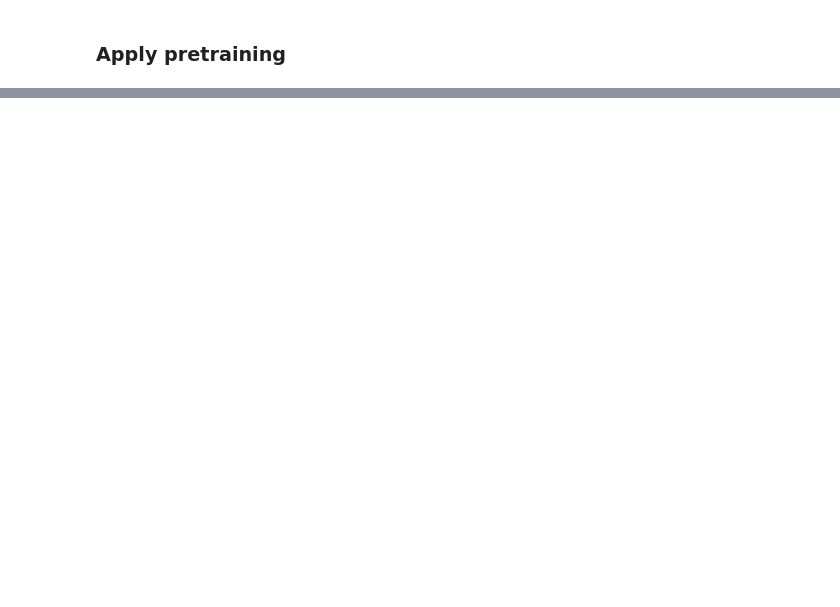
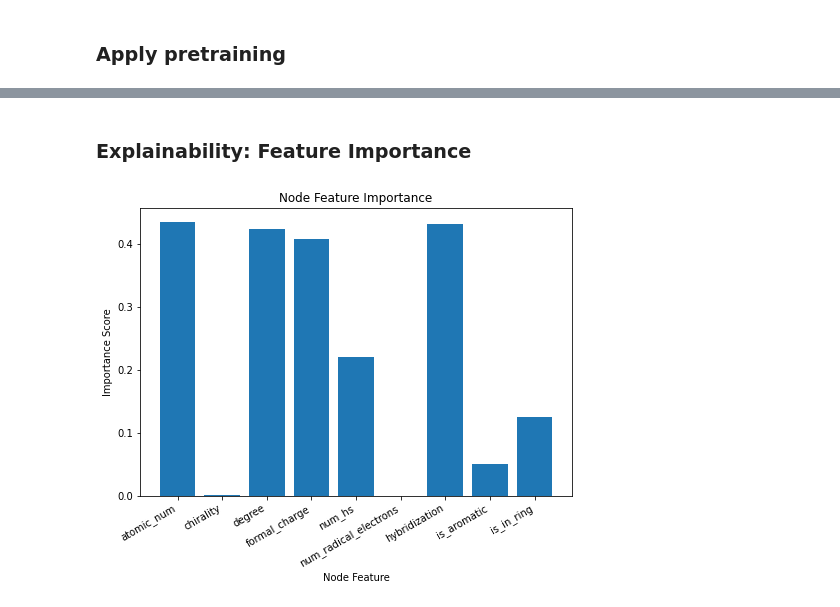
Before and after one commit to mattyding/cs224w-project, a Jupyter notebook: colab.ipynb, the cells around one changed output, grey strips where cells are left out. Drawn from its saved outputs; the diff is of its cells as text; code cells hidden in the pictures; blank space fills up the shorter version.

```diff
--- a/colab.ipynb
+++ b/colab.ipynb
@@ -213,0 +266,2 @@ Epoch 11, Loss 0.03290212241402508
+# %%
+hyperparam_tuning = False
@@ -213,0 +388,2 @@ Epoch 11, Loss 0.03290212241402508
+# %% [markdown]
+### Explainability: Feature Importance
@@ -213,0 +396,41 @@ Epoch 11, Loss 0.03290212241402508
+# %%
+# Explainer for node attributes
+# Node mask: individual atrributes (features)
+  # edge features are integrated into node freatures previously
+# Edge mask: for each edge object
+na_explainer = Explainer(
+    model,
+    algorithm=explain.algorithm.GNNExplainer(),
+    explanation_type="model",
+    model_config=ModelConfig(mode="binary_classification", task_level="graph", return_type="probs"),
+    node_mask_type="attributes",
+    edge_mask_type="object"
+)
+# %%
+# get explanations on the test set
+all_na_explanations = []
+for graph_idx in range(len(test_set)):
+  data = test_set[graph_idx]
+  x, edge_index = data.x, data.edge_index
+  na_explanation = na_explainer(x.to(device), edge_index.to(device), batch=torch.tensor([0]).to(device))
+  all_na_explanations.append(na_explanation)
+# %%
+# Get the mean of node attribtute importance across all graphs
+NODE_FEATURE_NUM = 9
+na_importance = torch.mean(torch.stack([torch.mean(e.node_mask, axis=0) for e in all_na_explanations]), axis=0)
+# %%
+# Plot node feature importance
+import matplotlib.pyplot as plt
+fig = plt.figure()
+ax = fig.add_axes([0,0,1,1])
+features = ['atomic_num', 'chirality', 'degree', 'formal_charge', 'num_hs', 'num_radical_electrons', 'hybridization', 'is_aromatic', 'is_in_ring']
+ax.bar(features, list(na_importance.cpu())[:9])
+
+plt.title("Node Feature Importance")
+plt.xlabel("Node Feature")
+plt.ylabel("Importance Score")
+plt.setp(ax.get_xticklabels(), rotation=30, horizontalalignment='right')
+
+plt.show()
+# %% [output]
+[figure, added]
```
Also changed, not shown: parts of 46 cells of this notebook.
